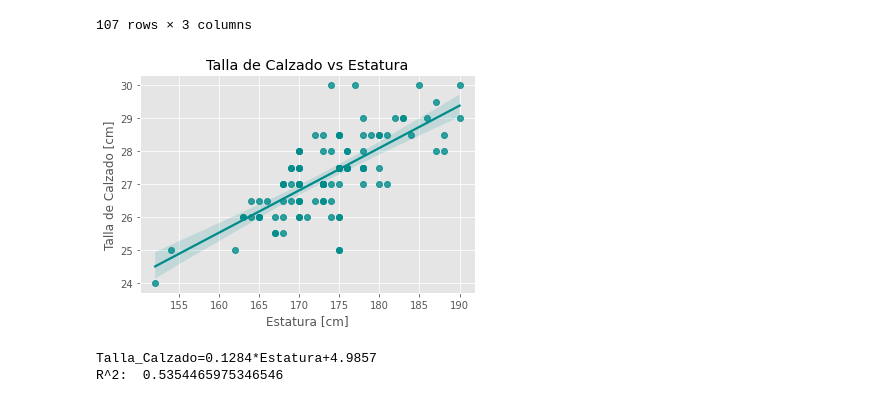
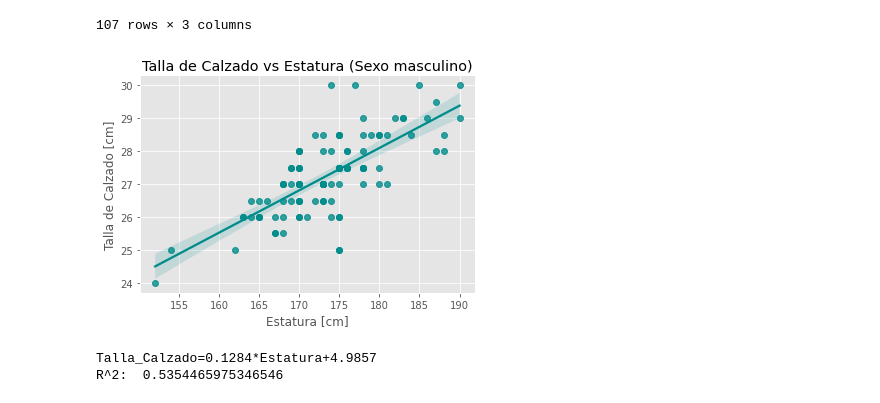
Before and after one commit to a01375415/Examen1, a Jupyter notebook: Análisis_de_Datos_(Pregunta_2).ipynb, the cells around one changed output. Drawn from its saved outputs; the diff is of its cells as text; code cells hidden in the pictures.

```diff
--- a/Análisis_de_Datos_(Pregunta_2).ipynb
+++ b/Análisis_de_Datos_(Pregunta_2).ipynb
@@ -248,12 +268,12 @@ df2
 107 rows × 3 columns
 # %%
 sns.regplot(x="Estatura",y="Talla_Calzado",data=df2,color="darkcyan")
-plt.title("Talla de Calzado vs Estatura")
+plt.title("Talla de Calzado vs Estatura (Sexo masculino)")
 plt.xlabel("Estatura [cm]")
 plt.ylabel("Talla de Calzado [cm]")
 plt.show()
 # %% [output]
-[figure, old version]
+[figure, new version]
 # %%
 aprox2=LinearRegression(fit_intercept=True)
 aprox2.fit(df2[["Estatura"]],df2[["Talla_Calzado"]])
```
Also changed, not shown: parts of 4 cells of this notebook.
